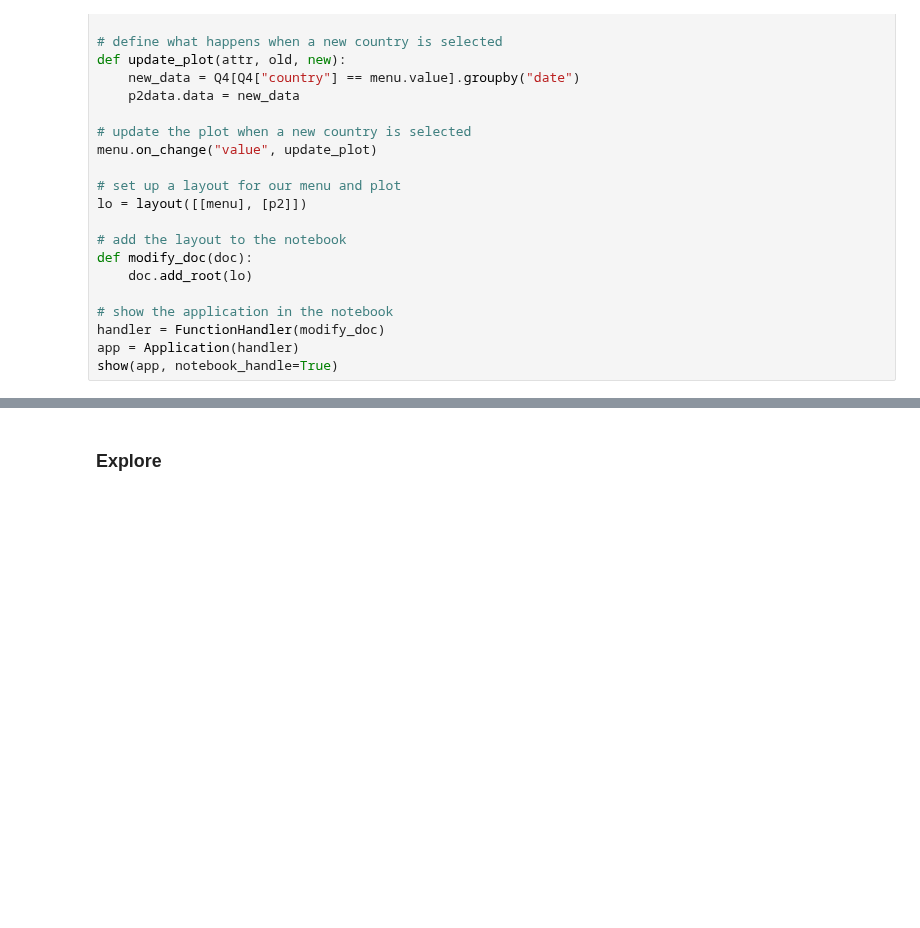
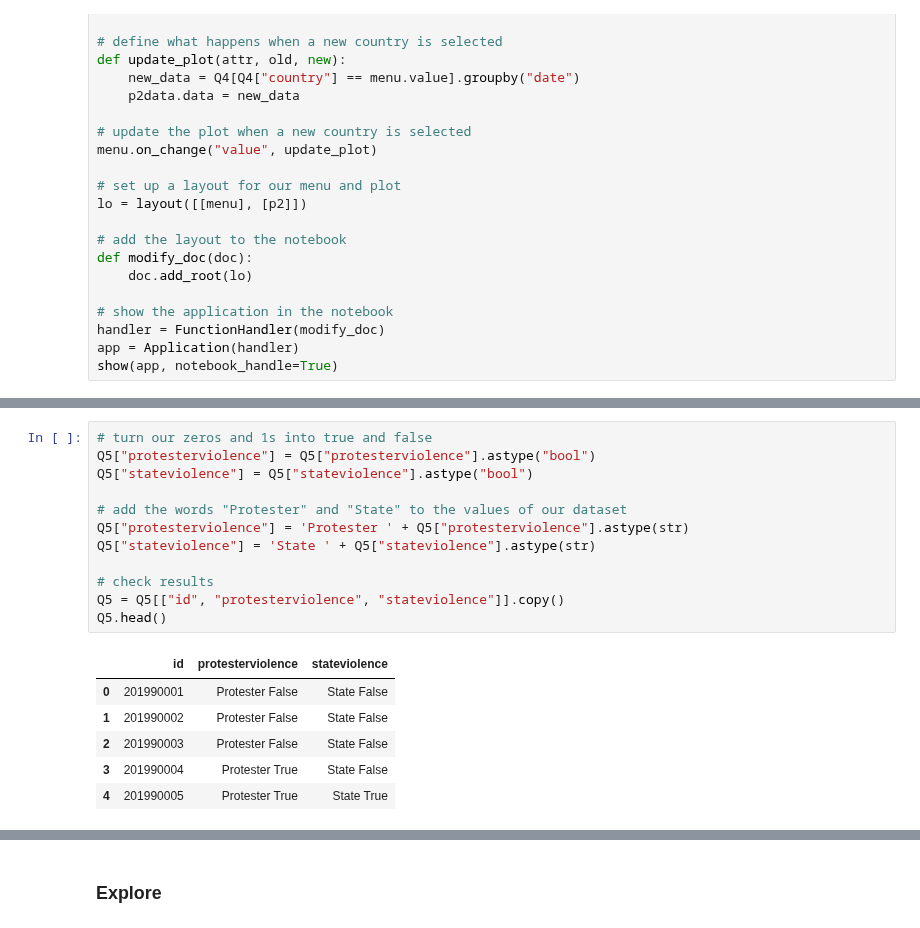
Before and after one commit to UNC-Libraries-data/Python, a Jupyter notebook: Jupyter/Pandas.ipynb, the cells around one changed output, grey strips where cells are left out. Saved outputs shown, nothing was run; the diff lists cells and outputs as text; blank space fills up the shorter version.

```diff
--- a/Jupyter/Pandas.ipynb
+++ b/Jupyter/Pandas.ipynb
@@ -797,0 +717,19 @@ Name: stateresponse1, dtype: int64
+# %%
+# turn our zeros and 1s into true and false
+Q5["protesterviolence"] = Q5["protesterviolence"].astype("bool")
+Q5["stateviolence"] = Q5["stateviolence"].astype("bool")
+
+# add the words "Protester" and "State" to the values of our dataset
+Q5["protesterviolence"] = 'Protester ' + Q5["protesterviolence"].astype(str)
+Q5["stateviolence"] = 'State ' + Q5["stateviolence"].astype(str)
+
+# check results
+Q5 = Q5[["id", "protesterviolence", "stateviolence"]].copy()
+Q5.head()
+# %% [output]
+|  | id | protesterviolence | stateviolence |
+| 0 | 201990001 | Protester False | State False |
+| 1 | 201990002 | Protester False | State False |
+| 2 | 201990003 | Protester False | State False |
+| 3 | 201990004 | Protester True | State False |
+| 4 | 201990005 | Protester True | State True |
```
Also changed, not shown: parts of 26 cells of this notebook.
